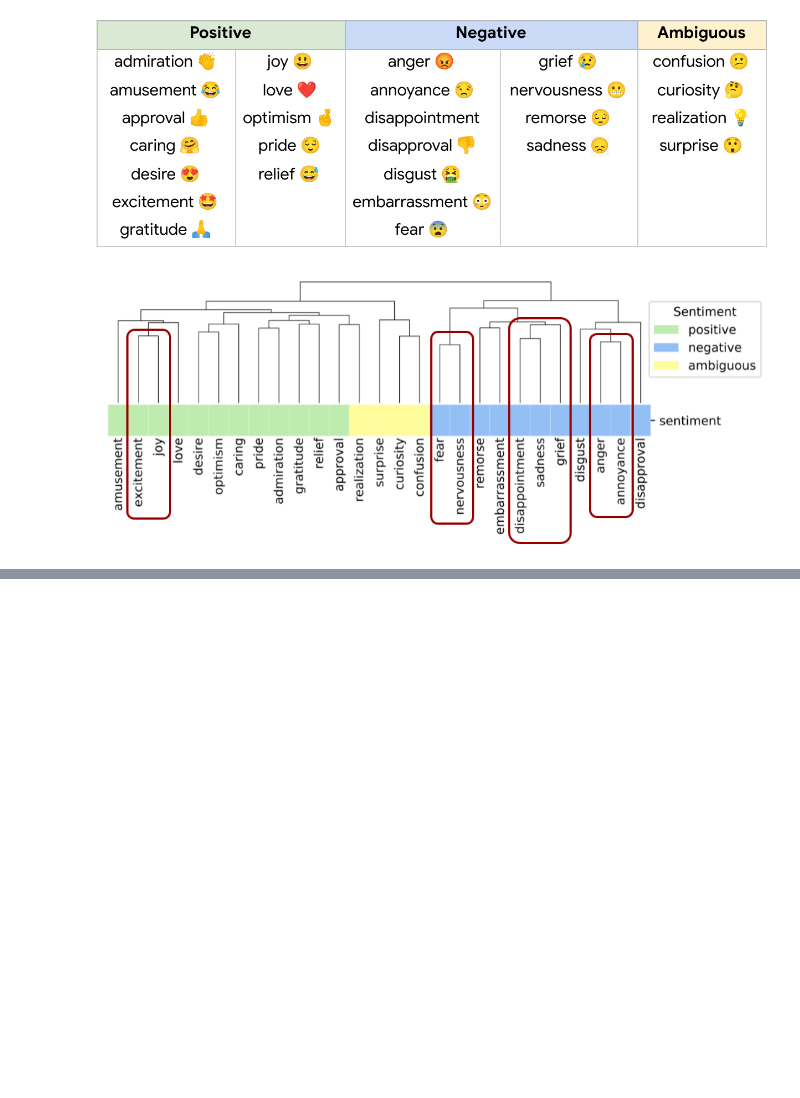
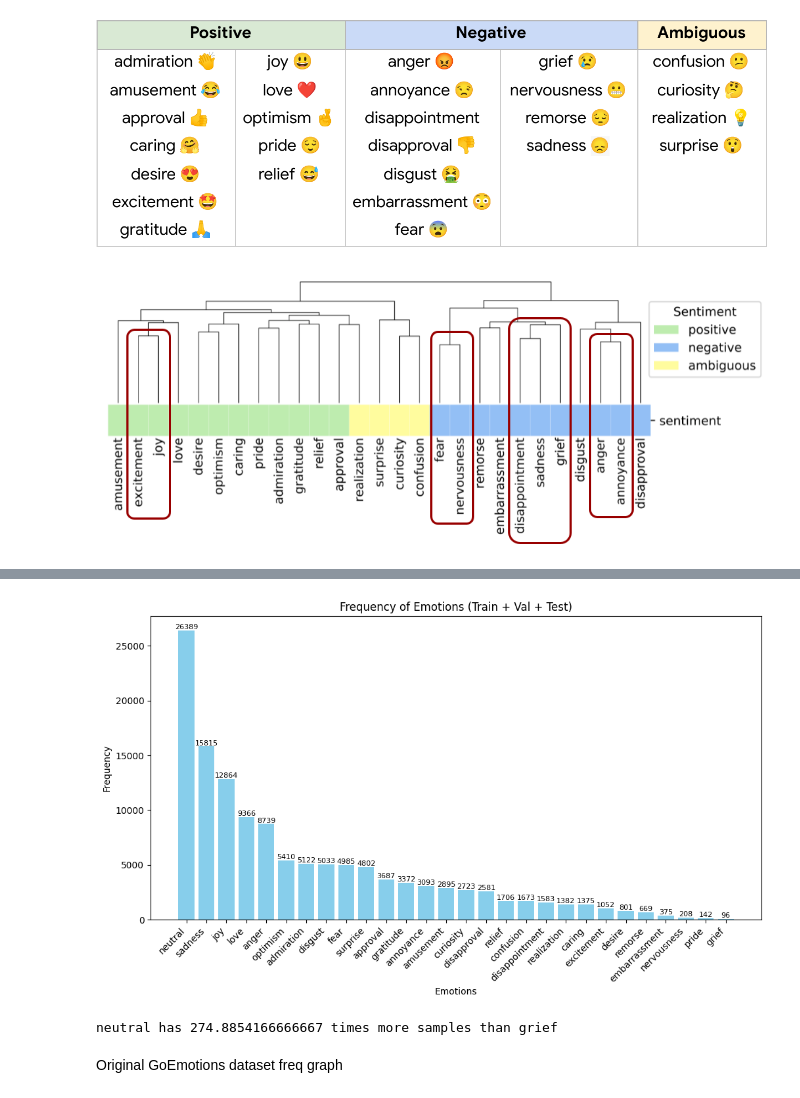
Before and after one commit to skcode0/saai, a Jupyter notebook: data_processing.ipynb, the cells around one changed output, grey strips where cells are left out. Drawn from its saved outputs; the diff is of its cells as text; code cells hidden in the pictures; blank space fills up the shorter version.

Commit message:
data analysis/visualization

```diff
--- a/data_processing.ipynb
+++ b/data_processing.ipynb
@@ -1016,0 +982,3 @@ len(train_df) + len(val_df) + len(test_df)
+# %%
+freq = np.sum(combined_df['labels'], axis=0)
+freq
@@ -1016,0 +990,6 @@ len(train_df) + len(val_df) + len(test_df)
+# %%
+freq_dict = {}
+for i, emo in enumerate(go_labels):
+    freq_dict[emo] = freq[i]
+
+freq_dict
@@ -1016,0 +1014,4 @@ len(train_df) + len(val_df) + len(test_df)
+# %%
+# order in desc order
+desc_freq = dict(sorted(freq_dict.items(), key=lambda item: item[1], reverse=True))
+desc_freq
@@ -1016,0 +1036,24 @@ len(train_df) + len(val_df) + len(test_df)
+# %%
+# Plotting the frequency graph
+plt.figure(figsize=(12, 6))
+bars = plt.bar(desc_freq.keys(), desc_freq.values(), color='skyblue')
+plt.xlabel('Emotions')
+plt.ylabel('Frequency')
+plt.title('Frequency of Emotions (Train + Val + Test)')
+plt.xticks(rotation=45, ha='right')
+# plt.tight_layout()
+
+# Add frequency numbers on top of the bars
+for bar in bars:
+    yval = bar.get_height()
+    plt.text(bar.get_x() + bar.get_width()/2, yval + 0.5, int(yval), ha='center', va='bottom', fontsize=8)
+
+plt.show()
+# %% [output]
+[figure, added]
+# %%
+print(f"{list(desc_freq.keys())[0]} has {26389 / 96} times more samples than {list(desc_freq.keys())[-1]}")
+# %% [output]
+neutral has 274.8854166666667 times more samples than grief
+# %% [markdown]
+Original GoEmotions dataset freq graph
```
Also changed, not shown: parts of 38 cells of this notebook.
